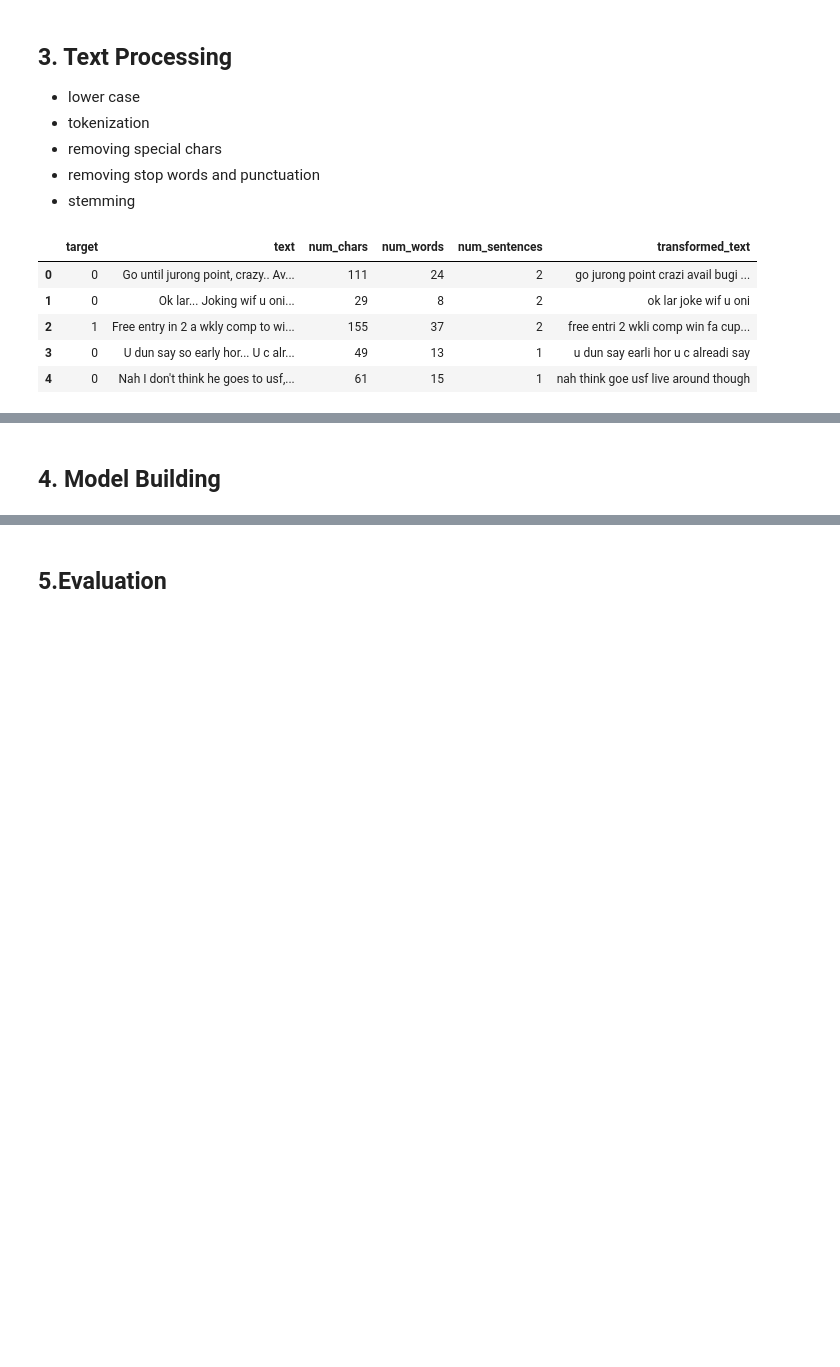
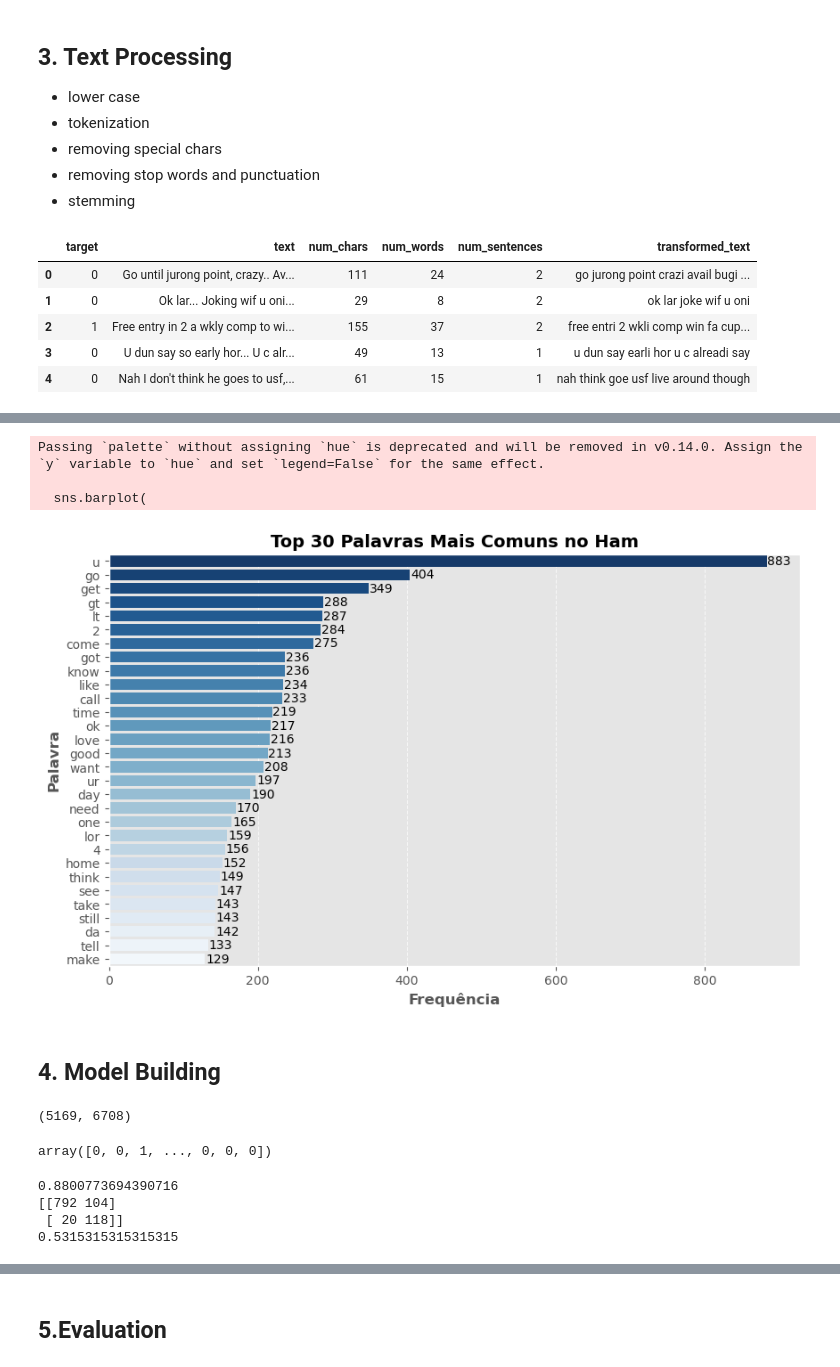
Before and after one commit to beatrizalmeidaf/hands-on-ml-projects, a Jupyter notebook: capitulo 3 - classificacao/spam_classifier.ipynb, the cells around one changed output, grey strips where cells are left out. Saved outputs shown, nothing was run; the diff lists cells and outputs as text; code cells hidden in the pictures; blank space fills up the shorter version.

```diff
--- a/capitulo 3 - classificacao/spam_classifier.ipynb
+++ b/capitulo 3 - classificacao/spam_classifier.ipynb
@@ -340,2 +426,39 @@ data.head()
+# %%
+ham_words_df = pd.DataFrame(Counter(ham_corpus).most_common(30), columns=['Palavra', 'Frequência'])
+
+plt.figure(figsize=(10, 6))
+
+sns.barplot(
+    y=ham_words_df['Palavra'],
+    x=ham_words_df['Frequência'],
+    palette="Blues_r"  # paleta de cores azul invertida
+)
+
+for index, value in enumerate(ham_words_df['Frequência']):
+    plt.text(value + 1, index, str(value), fontsize=10, verticalalignment='center')
+
+plt.xlabel("Frequência", fontsize=12, weight='bold')
+plt.ylabel("Palavra", fontsize=12, weight='bold')
+plt.title("Top 30 Palavras Mais Comuns no Ham", fontsize=14, weight='bold')
+
+plt.grid(axis="x", linestyle="--", alpha=0.7)
+plt.show()
+# %% [output]
+Passing `palette` without assigning `hue` is deprecated and will be removed in v0.14.0. Assign the `y` variable to `hue` and set `legend=False` for the same effect.
+
+  sns.barplot(
+[figure, added]
 # %% [markdown]
 ## 4. Model Building
+# %%
+cv = CountVectorizer() # transforma textos em valores numéricos para o modelo funcionar
+
+X = cv.fit_transform(data['transformed_text']).toarray()
+X.shape # -> (numero_textos, palavras_unicas_vocab)
+# %% [output]
+(5169, 6708)
+# %%
+y = data['target'].values
+y
+# %% [output]
+array([0, 0, 1, ..., 0, 0, 0])
@@ -341,0 +467,15 @@ data.head()
+# %%
+gnb = GaussianNB()
+mnb = MultinomialNB()
+bnb = BernoulliNB()
+
+gnb.fit(X_train, y_train)
+y_pred1 = gnb.predict(X_test)
+print(accuracy_score(y_test, y_pred1))
+print(confusion_matrix(y_test, y_pred1))
+print(precision_score(y_test, y_pred1))
+# %% [output]
+0.8800773694390716
+[[792 104]
+ [ 20 118]]
+0.5315315315315315
```
Also changed, not shown: parts of 8 cells of this notebook.
